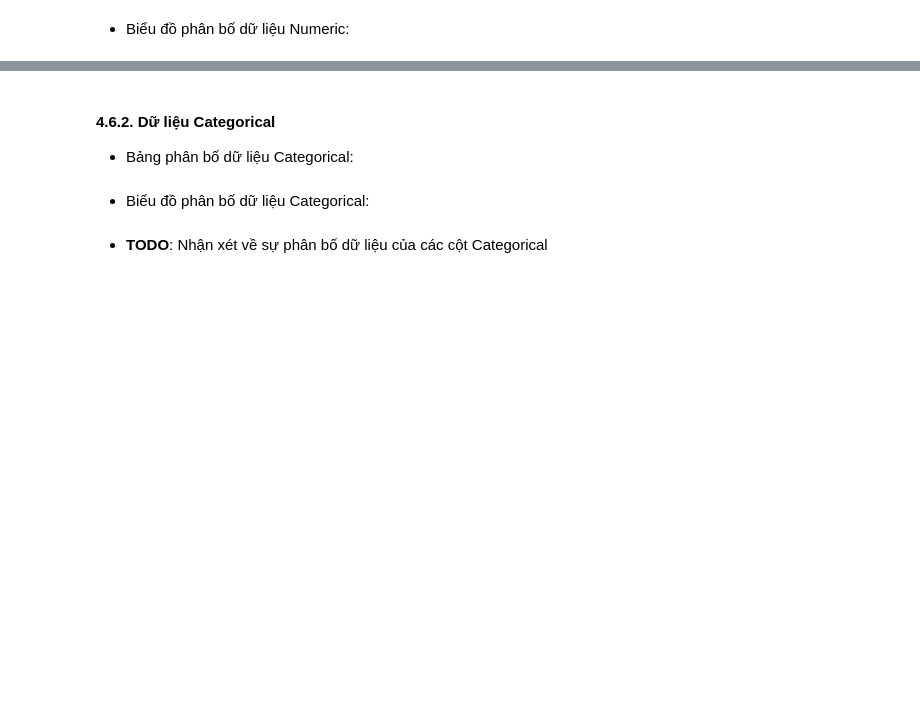
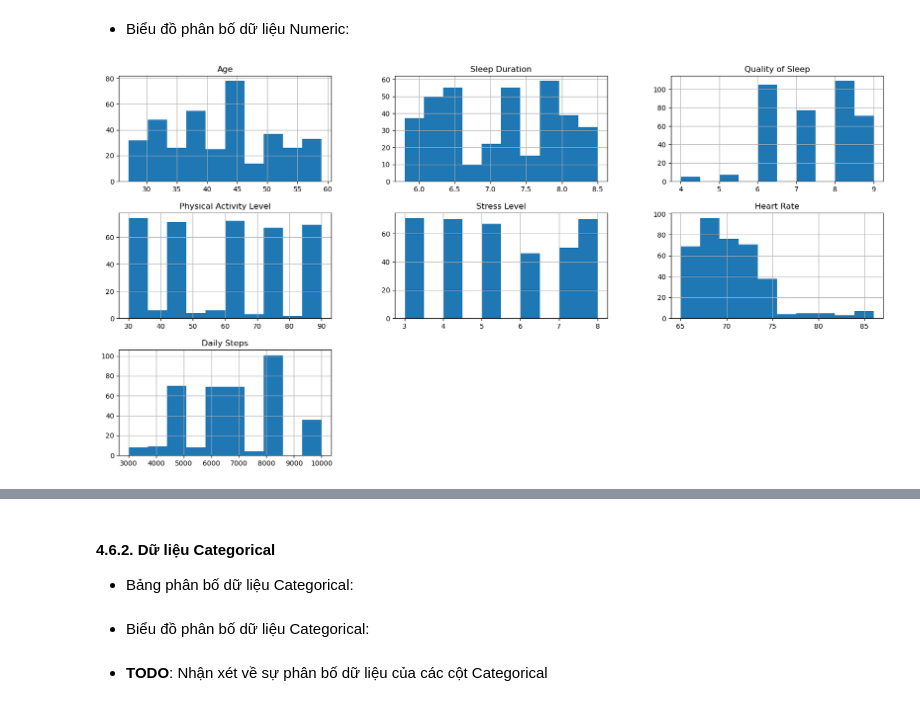
Before and after one commit to khiemnguyen812/Final_Prj_CSC17104_21KHDL1, a Jupyter notebook: Notebook.ipynb, the cells around one changed output, grey strips where cells are left out. Drawn from its saved outputs; the diff is of its cells as text; code cells hidden in the pictures; blank space fills up the shorter version.

Commit message:
khiem numeric,  remove colums, rows

```diff
--- a/Notebook.ipynb
+++ b/Notebook.ipynb
@@ -50,5 +73,6 @@ print("Dữ liệu có duplicate? :", is_duplicated)
 # %%
 # TODO: Nếu có duplicate thì loại bỏ nó
+df = df.drop_duplicates()
 # %% [markdown]
 ### 4.3. Khám phá cột
 
@@ -66,2 +113,4 @@ print("Dữ liệu có duplicate? :", is_duplicated)
 # %%
 # TODO: Loại bỏ các cột vô nghĩa
+df = df.drop(columns=['Person ID'])
+df
@@ -90,4 +153,15 @@ print("Dữ liệu có duplicate? :", is_duplicated)
 # TODO: Tính giá trị lượng tử (min, 25%, 50%, 75%, max) của từng cột Numeric, lưu vào 'numeric_col_profile'
 # 'numeric_col_profile' là 1 dataframe có col là các cột của df, index là 5 giá trị lượng tử
 
+
+# Lọc ra các cột numeric
+numeric_columns = df.select_dtypes(include=['float64', 'int64'])
+
+# Tính giá trị lượng tử (min, 25%, 50%, 75%, max) cho mỗi cột numeric
+def calculate_quantiles(column):
+    return pd.Series(np.percentile(column, [0, 25, 50, 75, 100]), index=['min', '25%', '50%', '75%', 'max'])
+
+numeric_col_profile = numeric_columns.apply(calculate_quantiles)
+
+# Hiển thị DataFrame mới
 numeric_col_profile
@@ -95,4 +176,9 @@ numeric_col_profile
 - Biểu đồ phân bố dữ liệu Numeric:
 # %%
 # TODO: In ra biểu đồ cột phân bố dữ liệu Numeric dựa vào 'numeric_col_profile'
+
+numeric_columns.hist(bins=10, figsize=(20,10))
+plt.show()
+# %% [output]
+[figure, added]
 # %% [markdown]
```
Also changed, not shown: parts of 11 cells of this notebook.
